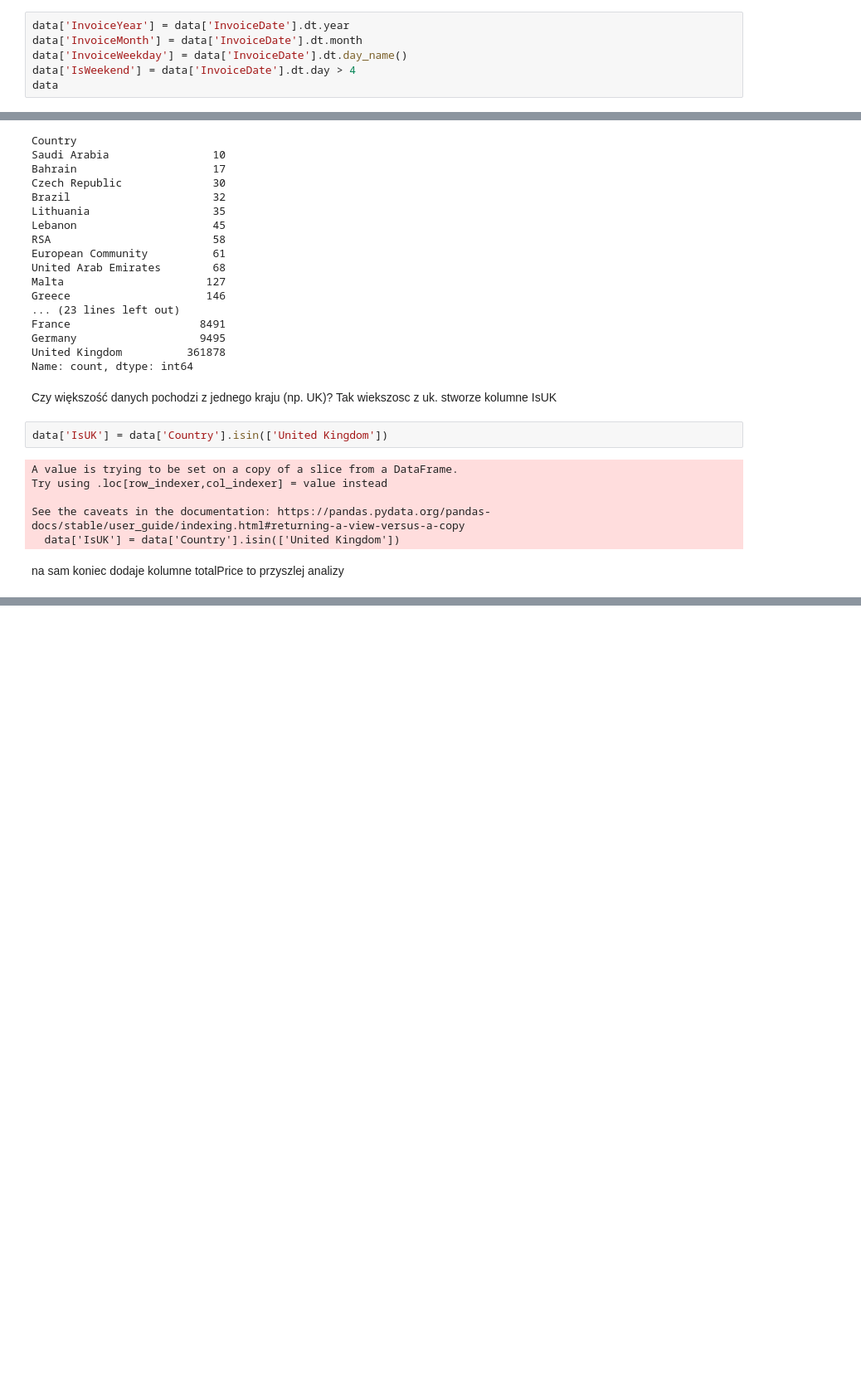
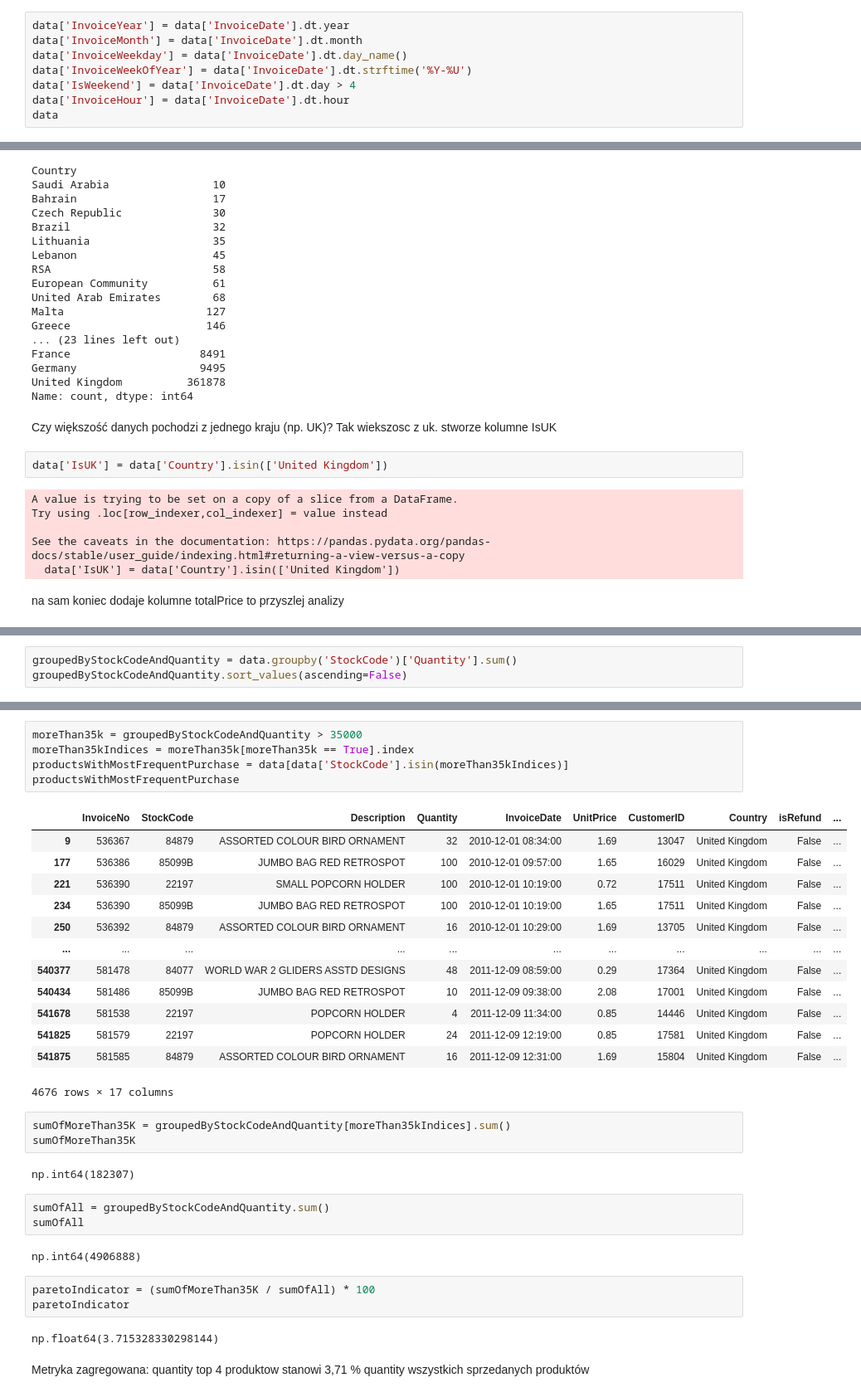
Before and after one commit to pomoreqq/eCommerceCustomerBehaviorAnalysis, a Jupyter notebook: notebook/analysis.ipynb, the cells around one changed output, grey strips where cells are left out. Shown at 83% size. Cells and saved outputs as stored; diff of their text form; blank space fills up the shorter version.

```diff
--- a/notebook/analysis.ipynb
+++ b/notebook/analysis.ipynb
@@ -500,7 +479,9 @@ tworze zmienne pomocnicze czyli feature engineering
 data['InvoiceYear'] = data['InvoiceDate'].dt.year
 data['InvoiceMonth'] = data['InvoiceDate'].dt.month
 data['InvoiceWeekday'] = data['InvoiceDate'].dt.day_name()
+data['InvoiceWeekOfYear'] = data['InvoiceDate'].dt.strftime('%Y-%U')
 data['IsWeekend'] = data['InvoiceDate'].dt.day > 4
+data['InvoiceHour'] = data['InvoiceDate'].dt.hour
 data
 # %% [output]
 |  | InvoiceNo | StockCode | Description | Quantity | InvoiceDate | UnitPrice | CustomerID | Country | isRefund | ... |
@@ -681,0 +709,3 @@ data
+# %%
+groupedByStockCodeAndQuantity = data.groupby('StockCode')['Quantity'].sum()
+groupedByStockCodeAndQuantity.sort_values(ascending=False)
@@ -681,0 +726,36 @@ data
+# %%
+moreThan35k = groupedByStockCodeAndQuantity > 35000
+moreThan35kIndices = moreThan35k[moreThan35k == True].index
+productsWithMostFrequentPurchase = data[data['StockCode'].isin(moreThan35kIndices)]
+productsWithMostFrequentPurchase
+# %% [output]
+|  | InvoiceNo | StockCode | Description | Quantity | InvoiceDate | UnitPrice | CustomerID | Country | isRefund | ... |
+| 9 | 536367 | 84879 | ASSORTED COLOUR BIRD ORNAMENT | 32 | 2010-12-01 08:34:00 | 1.69 | 13047 | United Kingdom | False | ... |
+| 177 | 536386 | 85099B | JUMBO BAG RED RETROSPOT | 100 | 2010-12-01 09:57:00 | 1.65 | 16029 | United Kingdom | False | ... |
+| 221 | 536390 | 22197 | SMALL POPCORN HOLDER | 100 | 2010-12-01 10:19:00 | 0.72 | 17511 | United Kingdom | False | ... |
+| 234 | 536390 | 85099B | JUMBO BAG RED RETROSPOT | 100 | 2010-12-01 10:19:00 | 1.65 | 17511 | United Kingdom | False | ... |
+| 250 | 536392 | 84879 | ASSORTED COLOUR BIRD ORNAMENT | 16 | 2010-12-01 10:29:00 | 1.69 | 13705 | United Kingdom | False | ... |
+| ... | ... | ... | ... | ... | ... | ... | ... | ... | ... | ... |
+| 540377 | 581478 | 84077 | WORLD WAR 2 GLIDERS ASSTD DESIGNS | 48 | 2011-12-09 08:59:00 | 0.29 | 17364 | United Kingdom | False | ... |
+| 540434 | 581486 | 85099B | JUMBO BAG RED RETROSPOT | 10 | 2011-12-09 09:38:00 | 2.08 | 17001 | United Kingdom | False | ... |
+| 541678 | 581538 | 22197 | POPCORN HOLDER | 4 | 2011-12-09 11:34:00 | 0.85 | 14446 | United Kingdom | False | ... |
+| 541825 | 581579 | 22197 | POPCORN HOLDER | 24 | 2011-12-09 12:19:00 | 0.85 | 17581 | United Kingdom | False | ... |
+| 541875 | 581585 | 84879 | ASSORTED COLOUR BIRD ORNAMENT | 16 | 2011-12-09 12:31:00 | 1.69 | 15804 | United Kingdom | False | ... |
+4676 rows × 17 columns
+# %%
+sumOfMoreThan35K = groupedByStockCodeAndQuantity[moreThan35kIndices].sum()
+sumOfMoreThan35K
+# %% [output]
+np.int64(182307)
+# %%
+sumOfAll = groupedByStockCodeAndQuantity.sum()
+sumOfAll
+# %% [output]
+np.int64(4906888)
+# %%
+paretoIndicator = (sumOfMoreThan35K / sumOfAll) * 100
+paretoIndicator
+# %% [output]
+np.float64(3.715328330298144)
+# %% [markdown]
+Metryka zagregowana: quantity top 4 produktow stanowi 3,71 % quantity wszystkich sprzedanych produktów
```
Also changed, not shown: parts of 51 cells of this notebook.
